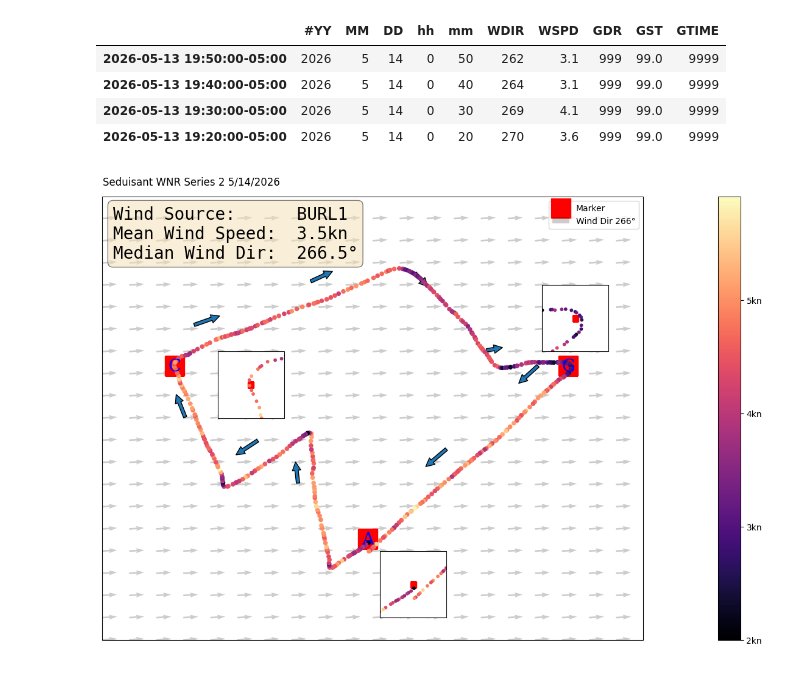
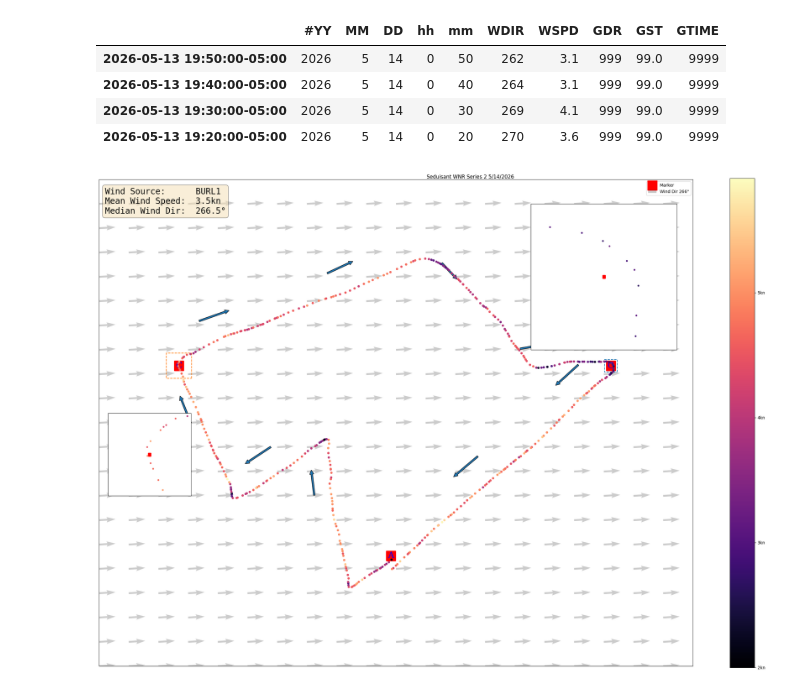
Before and after one commit to GarysCorner/RegattaTracking, a Jupyter notebook: 2026-05-14 Seduisant.ipynb, the cells around one changed output. Cells and saved outputs as stored; diff of their text form; code cells hidden in the pictures.

```diff
--- a/2026-05-14 Seduisant.ipynb
+++ b/2026-05-14 Seduisant.ipynb
@@ -183,7 +182,7 @@ def createPlot(ax, extent, s=72, wpS=500,plotWind=True, lblWpt=True ,extentBuffe
     ax.coastlines()
 
 
-    trkPlt = ax.scatter(df.geometry.x,df.geometry.y, c=colorMap(norm(df['speed'])), s=s)
+    trkPlt = ax.scatter(df.geometry.x,df.geometry.y, c=colorMap(norm(df['speed'])), s=s,zorder=5)
 
     if plotWind:
         createWindQuiver(ax)
@@ -192,4 +194,5 @@ dirArrowTimes = pd.date_range(start=trkGdf.index[0], end=trkGdf.index[-1], perio
 # %%
+figsize = (25,17)
 fig,ax = plt.subplots(1, figsize=figsize ,subplot_kw={'projection': proj})
 
 norm = mpl.colors.Normalize(vmin=trkGdf['speed'].min(), vmax = trkGdf['speed'].max(), clip=True)
@@ -198,48 +201,52 @@ colorbarTicks = numpy.arange(norm.vmin,norm.vmax+0.001,1.0)
 cax = fig.colorbar( plt.cm.ScalarMappable(norm=norm, cmap=colorMap), ax=ax)
 cax.set_ticks(colorbarTicks)
 cax.set_ticklabels( [f"{int(i)}kn" for i in colorbarTicks])
 
 createPlot(ax,s=20, extent=trkGdf.total_bounds)
 
 
+wptRadius = 0.02 / 60
+gExtent = waypointGdf.loc['G','geometry'].buffer(wptRadius).bounds
+gBox = shapely.geometry.box(*gExtent)
+ax.plot(gBox.exterior.xy[0],gBox.exterior.xy[1],zorder=4,linestyle='--')
+gInset = ax.inset_axes([0.7,0.65,0.3,0.3], projection=proj, zorder=10 )
+createPlot(gInset, gExtent, s=10, wpS=50, plotWind=False, lblWpt=False, extentBuffer=0 )
 
+wptRadius = 0.04 / 60
+cExtent = waypointGdf.loc['C','geometry'].buffer(wptRadius).bounds
+cBox = shapely.geometry.box(*cExtent)
+ax.plot(cBox.exterior.xy[0],cBox.exterior.xy[1],zorder=4,linestyle='--')
+cInset = ax.inset_axes([0,0.35,0.17,0.17], projection=proj, zorder=10 )
+createPlot(cInset, cExtent, s=10, wpS=50, plotWind=False, lblWpt=False, extentBuffer=0 )
 
-wptRadius = 0.1 / 60
-jExtent = waypointGdf.loc['A','geometry'].buffer(wptRadius).bounds
-jInset = ax.inset_axes([0.5,0.05,0.15,0.15], projection=proj, zorder=10 )
-createPlot(jInset, jExtent, s=10, wpS=50, plotWind=False, lblWpt=False, extentBuffer=0 )
+#reqExtent = trkGdf[reqMask].total_bounds
+#reqBox = shapely.geometry.box(*reqExtent)
+#ax.plot(reqBox.exterior.xy[0],reqBox.exterior.xy[1],zorder=4,linestyle='--')
+#reqInset = ax.inset_axes([0.01,0.68,0.3,0.3], projection=proj, zorder=3 )
+#createPlot(reqInset, reqExtent, s=10, wpS=50, plotWind=False, lblWpt=False, extentBuffer=0 )
 
-wptRadius = 0.05 / 60
-aExtent = waypointGdf.loc['G','geometry'].buffer(wptRadius).bounds
-aInset = ax.inset_axes([0.8,0.65,0.15,0.15], projection=proj, zorder=10 )
-createPlot(aInset, aExtent, s=10, wpS=50, plotWind=False, lblWpt=False, extentBuffer=0 )
-
-wptRadius = 0.05 / 60
-sExtent = waypointGdf.loc['C','geometry'].buffer(wptRadius).bounds
-sInset = ax.inset_axes([0.2,0.5,0.15,0.15], projection=proj, zorder=10 )
-createPlot(sInset, sExtent, s=10, wpS=50, plotWind=False, lblWpt=False, extentBuffer=0 )
 
 #add wind speed
 windStr = f"""Wind Source:      BURL1
 Mean Wind Speed:  {meanWindSpeed:.1f}kn
 Median Wind Dir:  {medianWind}\U000000B0"""
-ax.text(0.02,0.86,windStr, transform=ax.transAxes,\
+ax.text(0.01,0.93,windStr, transform=ax.transAxes,\
         fontsize=20,\
         fontfamily='monospace',\
        bbox={
            'boxstyle':'round',
            'facecolor':'wheat',
            'alpha':0.5
        })
 
 ax.legend()
 
 fig.suptitle(title)
 fig.tight_layout()
 fig.savefig(f"{outputPath}/{outfileBase}.jpg")
 fig.savefig(f"{outputPath}/{outfileBase}.svg")
 # %% [output]
-[figure, old version]
+[figure, new version]
 # %%
 print(datetime.now())
 # %% [output]
```
Also changed, not shown: parts of 3 cells of this notebook.
